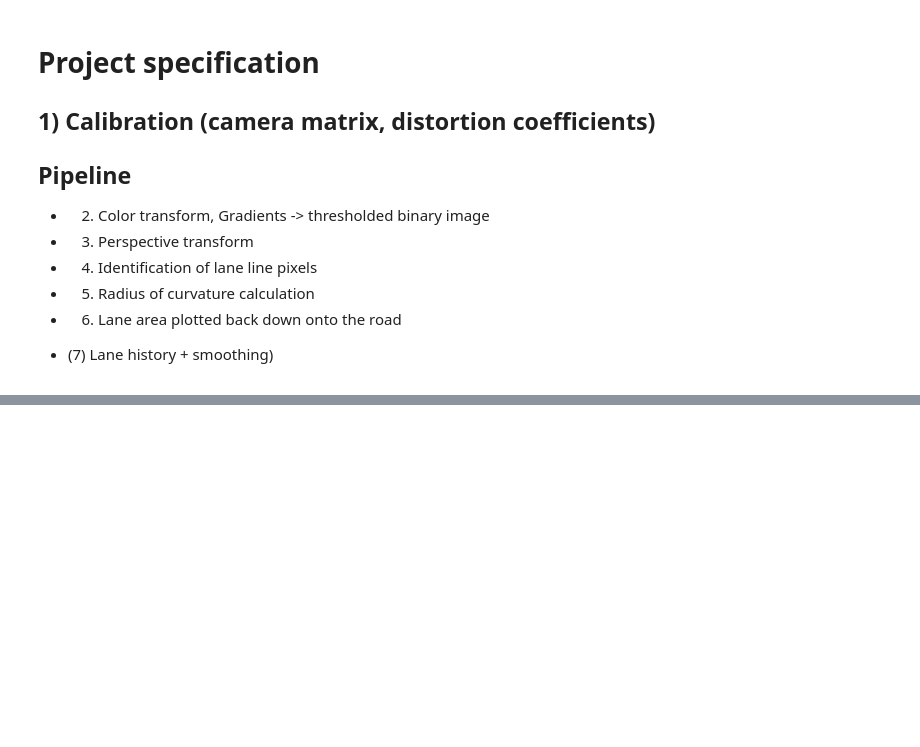
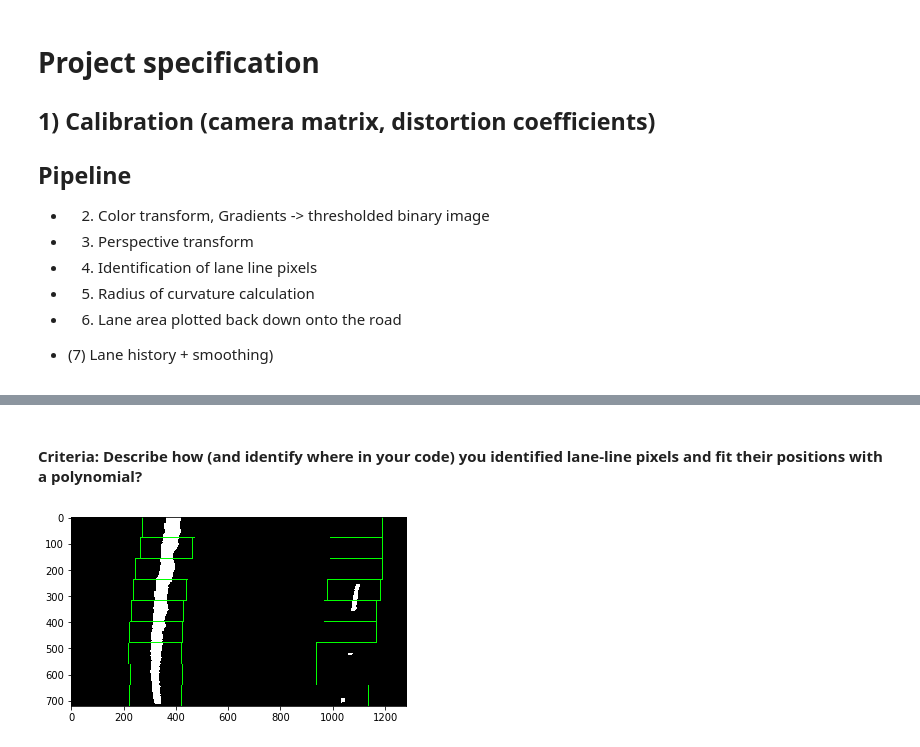
Before and after one commit to fstahl1/advanced_lane_finding, a Jupyter notebook: advanced_lane_finding.ipynb, the cells around one changed output, grey strips where cells are left out. Saved outputs shown, nothing was run; the diff lists cells and outputs as text; code cells hidden in the pictures; blank space fills up the shorter version.

```diff
--- a/advanced_lane_finding.ipynb
+++ b/advanced_lane_finding.ipynb
@@ -95,0 +310,2 @@ https://github.com/mithi/advanced-lane-detection
+# %% [markdown]
+#### Criteria: Describe how (and identify where in your code) you identified lane-line pixels and fit their positions with a polynomial?
@@ -95,0 +460,4 @@ https://github.com/mithi/advanced-lane-detection
+# %%
+left_x, left_y, right_x, right_y, lane_fit_img, left_x_start, right_x_start = find_lane_pix_slid_win(color_bin_img, True)
+# %% [output]
+[figure, added]
```
Also changed, not shown: parts of 64 cells of this notebook, 1 other file.
